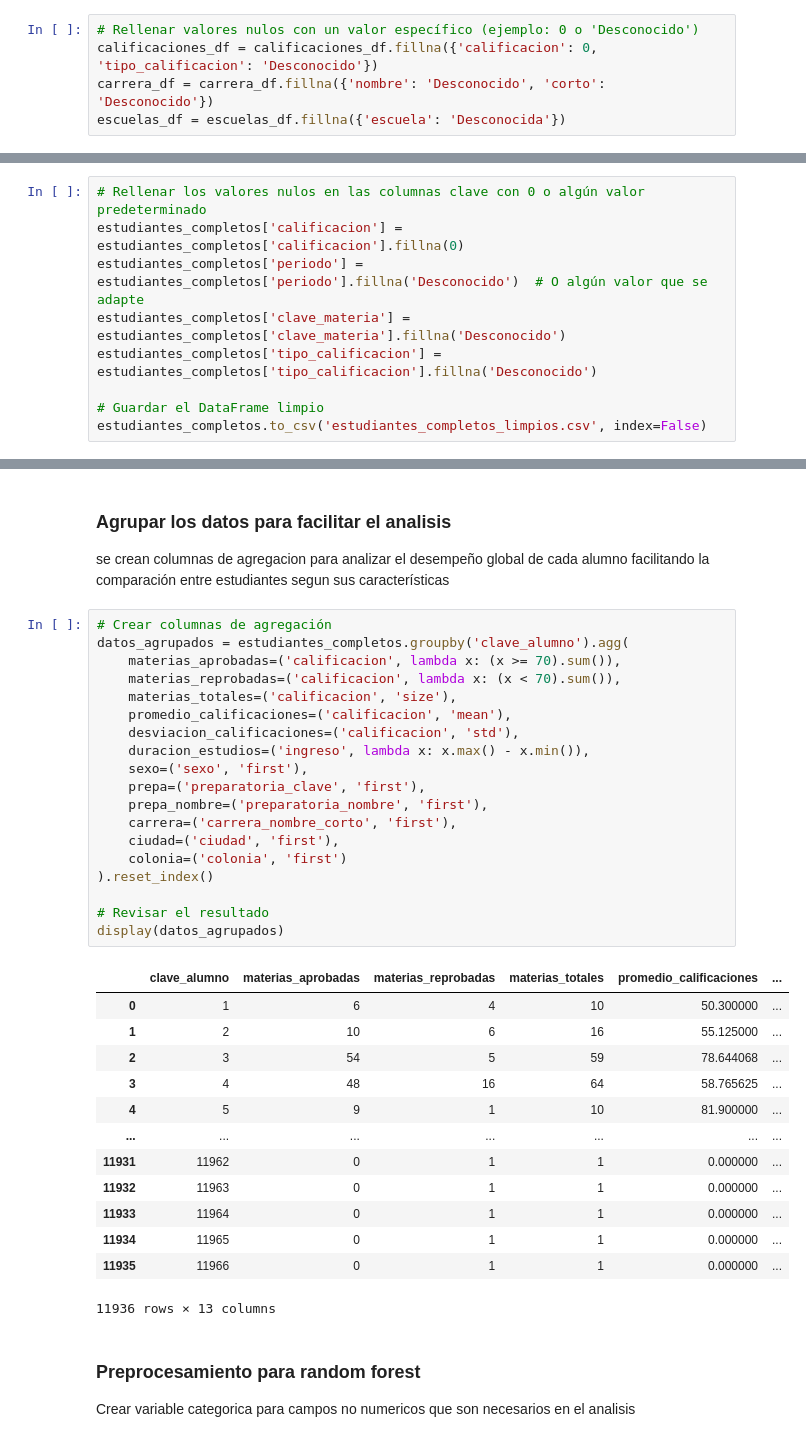
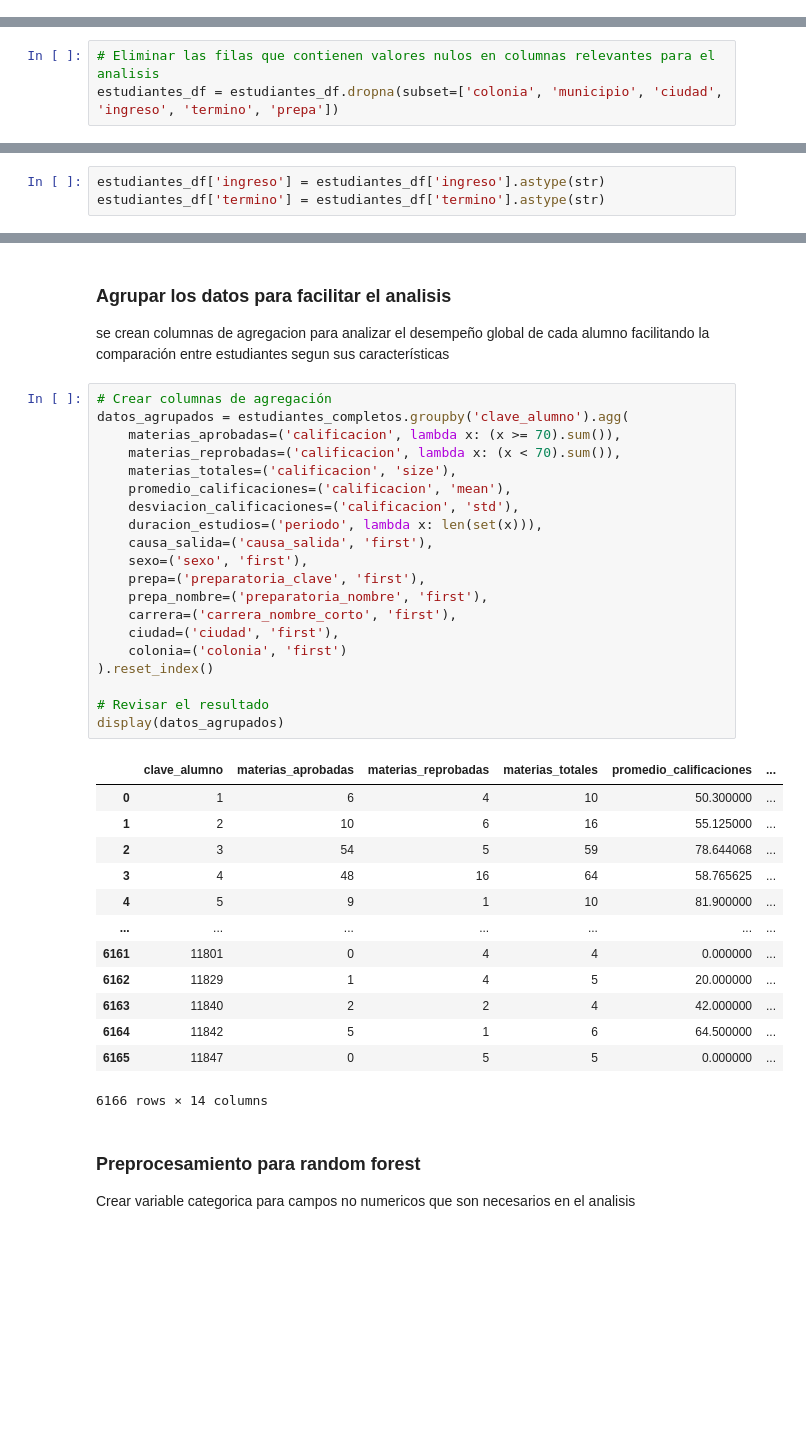
Before and after one commit to jesusBarrazaCastro/exito_academico, a Jupyter notebook: code.ipynb, the cells around one changed output, grey strips where cells are left out. Saved outputs shown, nothing was run; the diff lists cells and outputs as text; blank space fills up the shorter version.

```diff
--- a/code.ipynb
+++ b/code.ipynb
@@ -78,7 +90,2 @@ estudiantes_df = estudiantes_df.drop_duplicates()
 # %% [markdown]
 Manejo de valores nulos:
-# %%
-# Rellenar valores nulos con un valor específico (ejemplo: 0 o 'Desconocido')
-calificaciones_df = calificaciones_df.fillna({'calificacion': 0, 'tipo_calificacion': 'Desconocido'})
-carrera_df = carrera_df.fillna({'nombre': 'Desconocido', 'corto': 'Desconocido'})
-escuelas_df = escuelas_df.fillna({'escuela': 'Desconocida'})
@@ -88,0 +92,3 @@ Si encuentras valores que no son correctos (por ejemplo, valores numéricos nega
+# %%
+# Eliminar las filas que contienen valores nulos en columnas relevantes para el analisis
+estudiantes_df = estudiantes_df.dropna(subset=['colonia', 'municipio', 'ciudad', 'ingreso', 'termino', 'prepa'])
@@ -92,3 +102,6 @@ calificaciones_df['calificacion'] = calificaciones_df['calificacion'].apply(lamb
+# %%
+estudiantes_df['ingreso'] = estudiantes_df['ingreso'].astype(str)
+estudiantes_df['termino'] = estudiantes_df['termino'].astype(str)
 # %% [markdown]
 Unir los DataFrames en uno solo para hacer el análisis, usando merge():
 # %%
@@ -150,9 +154,0 @@ Rellenar valores nulos con un valor predeterminado (por ejemplo, 0 para las cali
-# %%
-# Rellenar los valores nulos en las columnas clave con 0 o algún valor predeterminado
-estudiantes_completos['calificacion'] = estudiantes_completos['calificacion'].fillna(0)
-estudiantes_completos['periodo'] = estudiantes_completos['periodo'].fillna('Desconocido')  # O algún valor que se adapte
-estudiantes_completos['clave_materia'] = estudiantes_completos['clave_materia'].fillna('Desconocido')
-estudiantes_completos['tipo_calificacion'] = estudiantes_completos['tipo_calificacion'].fillna('Desconocido')
-
-# Guardar el DataFrame limpio
-estudiantes_completos.to_csv('estudiantes_completos_limpios.csv', index=False)
@@ -235,36 +179,37 @@ facilitando la comparación entre estudiantes segun sus características
 # %%
 # Crear columnas de agregación
 datos_agrupados = estudiantes_completos.groupby('clave_alumno').agg(
     materias_aprobadas=('calificacion', lambda x: (x >= 70).sum()),
     materias_reprobadas=('calificacion', lambda x: (x < 70).sum()),
     materias_totales=('calificacion', 'size'),
     promedio_calificaciones=('calificacion', 'mean'),
     desviacion_calificaciones=('calificacion', 'std'),
-    duracion_estudios=('ingreso', lambda x: x.max() - x.min()),
+    duracion_estudios=('periodo', lambda x: len(set(x))),
+    causa_salida=('causa_salida', 'first'),
     sexo=('sexo', 'first'),
     prepa=('preparatoria_clave', 'first'),
     prepa_nombre=('preparatoria_nombre', 'first'),
     carrera=('carrera_nombre_corto', 'first'),
     ciudad=('ciudad', 'first'),
     colonia=('colonia', 'first')
 ).reset_index()
 
 # Revisar el resultado
 display(datos_agrupados)
 # %% [output]
 |  | clave_alumno | materias_aprobadas | materias_reprobadas | materias_totales | promedio_calificaciones | ... |
 | 0 | 1 | 6 | 4 | 10 | 50.300000 | ... |
 | 1 | 2 | 10 | 6 | 16 | 55.125000 | ... |
 | 2 | 3 | 54 | 5 | 59 | 78.644068 | ... |
 | 3 | 4 | 48 | 16 | 64 | 58.765625 | ... |
 | 4 | 5 | 9 | 1 | 10 | 81.900000 | ... |
 | ... | ... | ... | ... | ... | ... | ... |
-| 11931 | 11962 | 0 | 1 | 1 | 0.000000 | ... |
-| 11932 | 11963 | 0 | 1 | 1 | 0.000000 | ... |
-| 11933 | 11964 | 0 | 1 | 1 | 0.000000 | ... |
-| 11934 | 11965 | 0 | 1 | 1 | 0.000000 | ... |
-| 11935 | 11966 | 0 | 1 | 1 | 0.000000 | ... |
+| 6161 | 11801 | 0 | 4 | 4 | 0.000000 | ... |
+| 6162 | 11829 | 1 | 4 | 5 | 20.000000 | ... |
+| 6163 | 11840 | 2 | 2 | 4 | 42.000000 | ... |
+| 6164 | 11842 | 5 | 1 | 6 | 64.500000 | ... |
+| 6165 | 11847 | 0 | 5 | 5 | 0.000000 | ... |
-11936 rows × 13 columns
+6166 rows × 14 columns
 # %% [markdown]
 ### Preprocesamiento para random forest
 Crear variable categorica para campos no numericos que son necesarios en el analisis
```
Also changed, not shown: parts of 19 cells of this notebook, 2 other files.
